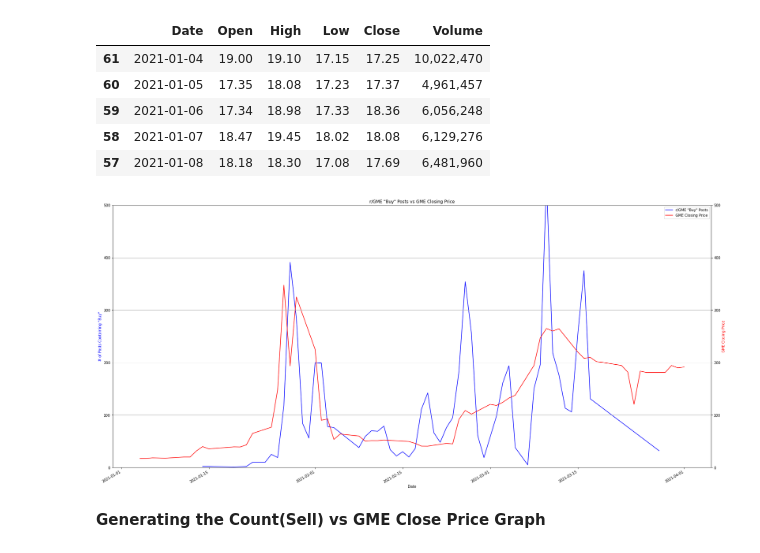
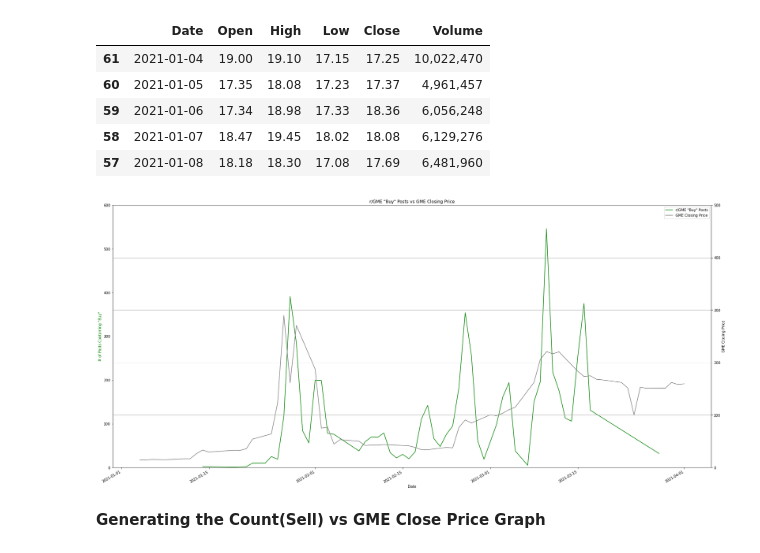
Before and after one commit to NeilCollinsMS/Unstructured-Data-Notebooks, a Jupyter notebook: GME_Graphing_Revised.ipynb, the cells around one changed output. Saved outputs shown, nothing was run; the diff lists cells and outputs as text; code cells hidden in the pictures.

Commit message:
Recolored graphs to fit presentation color scheme

```diff
--- a/GME_Graphing_Revised.ipynb
+++ b/GME_Graphing_Revised.ipynb
@@ -286,17 +293,17 @@ gmestock.head()
 # %%
 # Plotting GME posts with the word "Buy" in the title against the GME stock price.
 
-ax = gmedaily_filtered_buy.plot(x='Date', y = 'Post ID', kind = 'line', figsize=(30,15), color = 'blue', label = 'r/GME "Buy" Posts', title = 'r/GME "Buy" Posts vs GME Closing Price')
-ax2 = gmestock.plot(x='Date', y = 'Close', kind = 'line', figsize=(30,15), color = 'red', label = 'GME Closing Price', ax=ax)
+ax = gmedaily_filtered_buy.plot(x='Date', y = 'Post ID', kind = 'line', figsize=(30,15), color = 'green', label = 'r/GME "Buy" Posts', title = 'r/GME "Buy" Posts vs GME Closing Price')
+ax2 = gmestock.plot(x='Date', y = 'Close', kind = 'line', figsize=(30,15), color = 'grey', label = 'GME Closing Price', ax=ax)
 
-ax.set_ylabel('# of Posts Containing "Buy"', color='b')
+ax.set_ylabel('# of Posts Containing "Buy"', color='g')
 ax2 = ax.twinx()
-ax2.set_ylabel('GME Closing Price', color='r')
+ax2.set_ylabel('GME Closing Price')
 ax2.set_ylim(bottom=0, top=500)
-ax.set_ylim(bottom=0, top=500)
+ax.set_ylim(bottom=0, top=600)
 plt.grid()
 # %% [output]
-[figure, old version]
+[figure, new version]
 # %% [markdown]
 **Generating the Count(Sell) vs GME Close Price Graph**
 # %%
```
Also changed, not shown: parts of 15 cells of this notebook.
